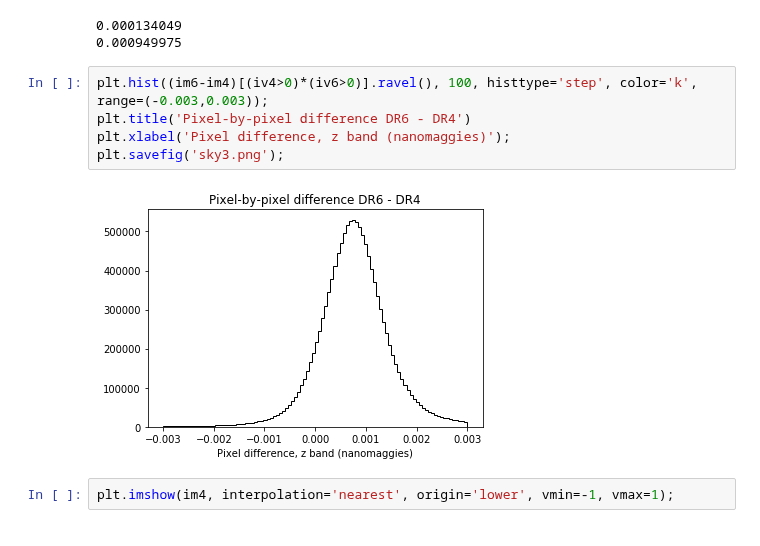
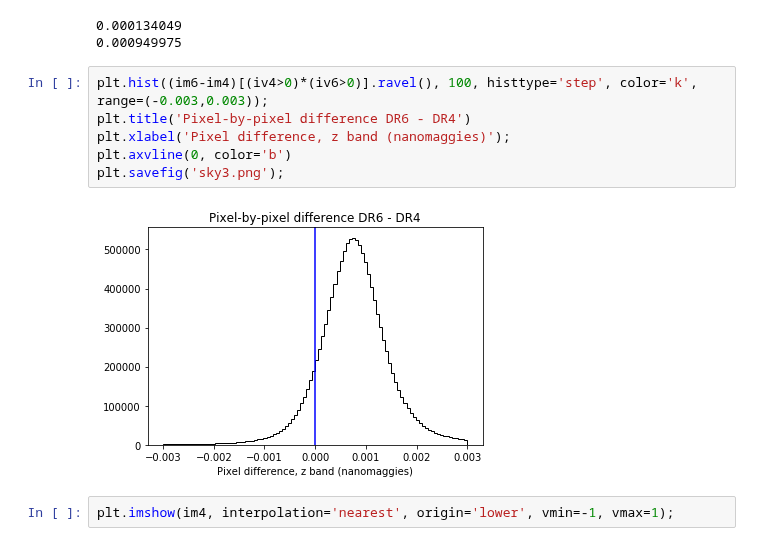
Before and after one commit to legacysurvey/legacypipe, a Jupyter notebook: py/legacyanalysis/bootes-dr4dr6.ipynb, the cells around one changed output. Drawn from its saved outputs; the diff is of its cells as text.

```diff
--- a/py/legacyanalysis/bootes-dr4dr6.ipynb
+++ b/py/legacyanalysis/bootes-dr4dr6.ipynb
@@ -165,10 +165,11 @@ print(np.median(im6[iv6>0]))
 # %%
 plt.hist((im6-im4)[(iv4>0)*(iv6>0)].ravel(), 100, histtype='step', color='k', range=(-0.003,0.003));
 plt.title('Pixel-by-pixel difference DR6 - DR4')
 plt.xlabel('Pixel difference, z band (nanomaggies)');
+plt.axvline(0, color='b')
 plt.savefig('sky3.png');
 # %% [output]
-[figure, old version]
+[figure, new version]
 # %%
 plt.imshow(im4, interpolation='nearest', origin='lower', vmin=-1, vmax=1);
 # %% [output]
```
Also changed, not shown: parts of 1 cell of this notebook.
